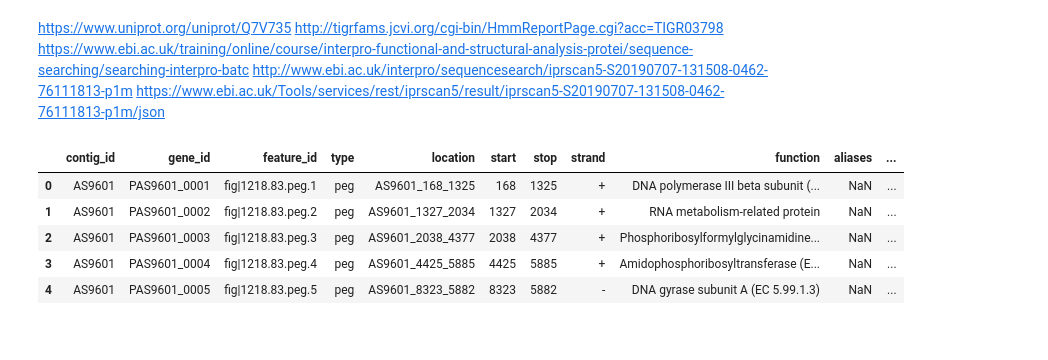
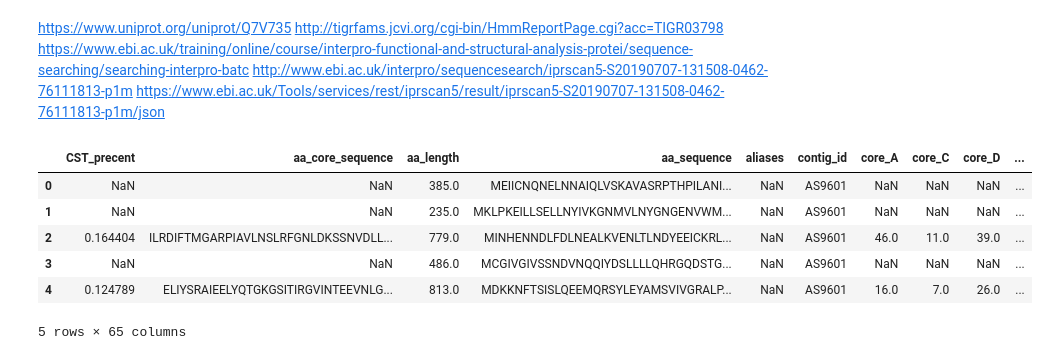
Before and after one commit to wosnat/sep, a Jupyter notebook: ripp try1 3_7_2019.ipynb, the cells around one changed output. Drawn from its saved outputs; the diff is of its cells as text; code cells hidden in the pictures.

```diff
--- a/ripp try1 3_7_2019.ipynb
+++ b/ripp try1 3_7_2019.ipynb
@@ -47,3 +48,35 @@ https://www.uniprot.org/uniprot/Q7V735
         https://www.ebi.ac.uk/training/online/course/interpro-functional-and-structural-analysis-protei/sequence-searching/searching-interpro-batc
             http://www.ebi.ac.uk/interpro/sequencesearch/iprscan5-S20190707-131508-0462-76111813-p1m
             https://www.ebi.ac.uk/Tools/services/rest/iprscan5/result/iprscan5-S20190707-131508-0462-76111813-p1m/json
+# %%
+def analyze_aa_seq(row):
+    aa_sequence = str(row['aa_sequence'])
+    aa_length = len(aa_sequence)
+    gg_index = aa_sequence.find('GG')
+    ga_index = aa_sequence.find('GA')
+    aa_core_sequence = None
+    core_length = None
+    count_dict = dict()
+    precent_dict = dict()
+    CST_precent = None
+    if gg_index != -1:
+        aa_core_sequence = aa_sequence[gg_index+2:]
+        core_length = len(aa_core_sequence)
+        if core_length > 0:
+            c = Counter(aa_core_sequence)
+            count_dict = {'core_' + i : v for i, v in c.items()}
+            precent_dict = {'core_precent_' + i : v/core_length for i, v in c.items()}
+            CST_precent = (precent_dict.get('core_precent_C', 0) +
+                           precent_dict.get('core_precent_T', 0) +
+                           precent_dict.get('core_precent_S', 0))
+    res_dict = {
+        'aa_length' :  aa_length,
+        'gg_index' : gg_index,
+        'ga_index' : ga_index,
+        'aa_core_sequence' : aa_core_sequence,
+        'core_length' : core_length,
+        'CST_precent' : CST_precent,
+        **count_dict,
+        ** precent_dict,
+    }
+    return row.append(pd.Series(res_dict))
@@ -55,12 +98,15 @@ def _load(fname):
     df['genome'] = os.path.basename(os.path.splitext(fname)[0])
     return df
 genome_df = pd.concat([_load(fname) for fname in genome_fnames])
+# %%
+df = genome_df.apply(analyze_aa_seq, axis=1)
 # %%
-genome_df.head()
+df.head()
 # %% [output]
-|  | contig_id | gene_id | feature_id | type | location | start | stop | strand | function | aliases | ... |
-| 0 | AS9601 | PAS9601_0001 | fig|1218.83.peg.1 | peg | AS9601_168_1325 | 168 | 1325 | + | DNA polymerase III beta subunit (... | NaN | ... |
-| 1 | AS9601 | PAS9601_0002 | fig|1218.83.peg.2 | peg | AS9601_1327_2034 | 1327 | 2034 | + | RNA metabolism-related protein | NaN | ... |
-| 2 | AS9601 | PAS9601_0003 | fig|1218.83.peg.3 | peg | AS9601_2038_4377 | 2038 | 4377 | + | Phosphoribosylformylglycinamidine... | NaN | ... |
-| 3 | AS9601 | PAS9601_0004 | fig|1218.83.peg.4 | peg | AS9601_4425_5885 | 4425 | 5885 | + | Amidophosphoribosyltransferase (E... | NaN | ... |
-| 4 | AS9601 | PAS9601_0005 | fig|1218.83.peg.5 | peg | AS9601_8323_5882 | 8323 | 5882 | - | DNA gyrase subunit A (EC 5.99.1.3) | NaN | ... |
+|  | CST_precent | aa_core_sequence | aa_length | aa_sequence | aliases | contig_id | core_A | core_C | core_D | ... |
+| 0 | NaN | NaN | 385.0 | MEIICNQNELNNAIQLVSKAVASRPTHPILANI... | NaN | AS9601 | NaN | NaN | NaN | ... |
+| 1 | NaN | NaN | 235.0 | MKLPKEILLSELLNYIVKGNMVLNYGNGENVWM... | NaN | AS9601 | NaN | NaN | NaN | ... |
+| 2 | 0.164404 | ILRDIFTMGARPIAVLNSLRFGNLDKSSNVDLL... | 779.0 | MINHENNDLFDLNEALKVENLTLNDYEEICKRL... | NaN | AS9601 | 46.0 | 11.0 | 39.0 | ... |
+| 3 | NaN | NaN | 486.0 | MCGIVGIVSSNDVNQQIYDSLLLLQHRGQDSTG... | NaN | AS9601 | NaN | NaN | NaN | ... |
+| 4 | 0.124789 | ELIYSRAIEELYQTGKGSITIRGVINTEEVNLG... | 813.0 | MDKKNFTSISLQEEMQRSYLEYAMSVIVGRALP... | NaN | AS9601 | 16.0 | 7.0 | 26.0 | ... |
+5 rows × 65 columns
```
Also changed, not shown: parts of 26 cells of this notebook.
